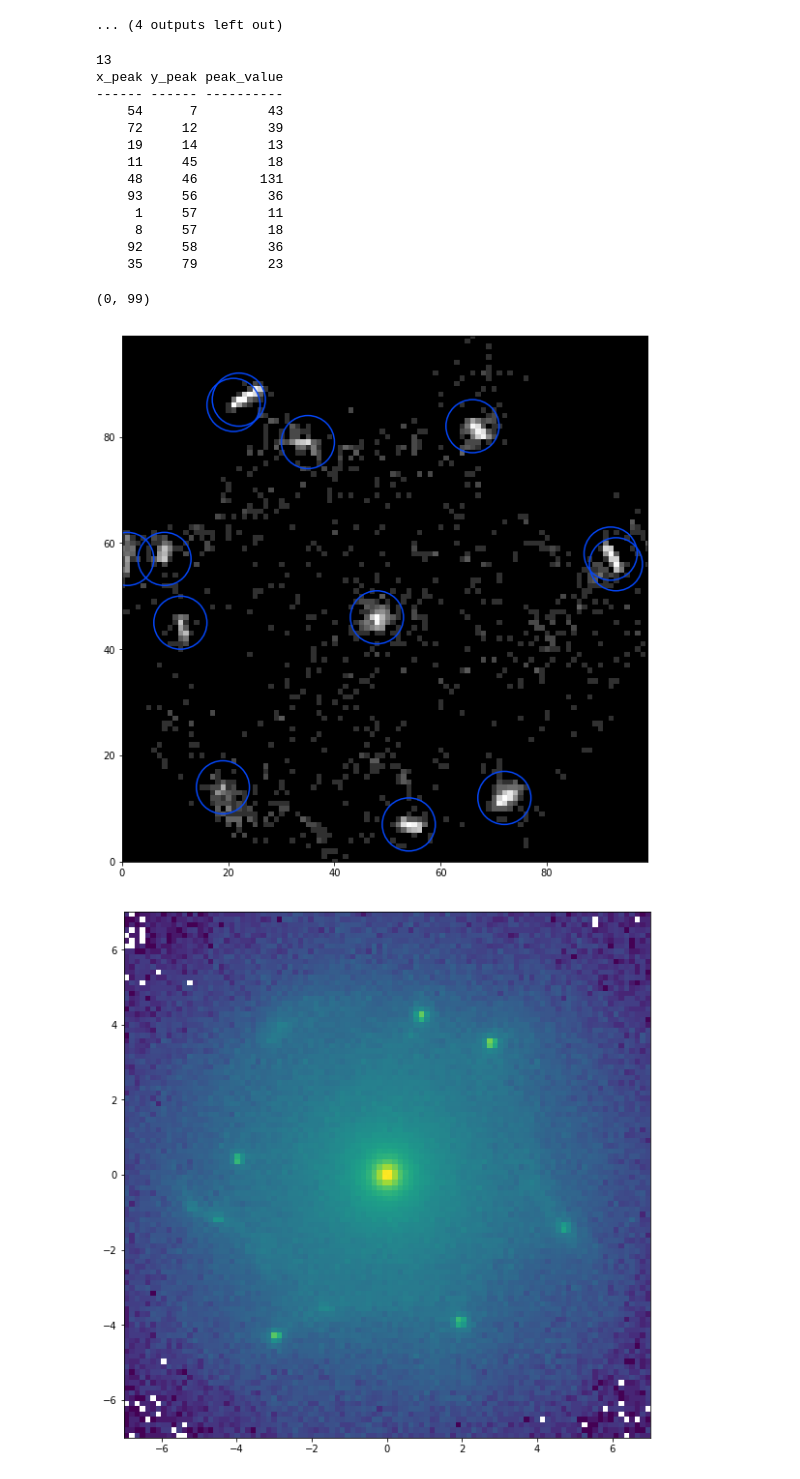
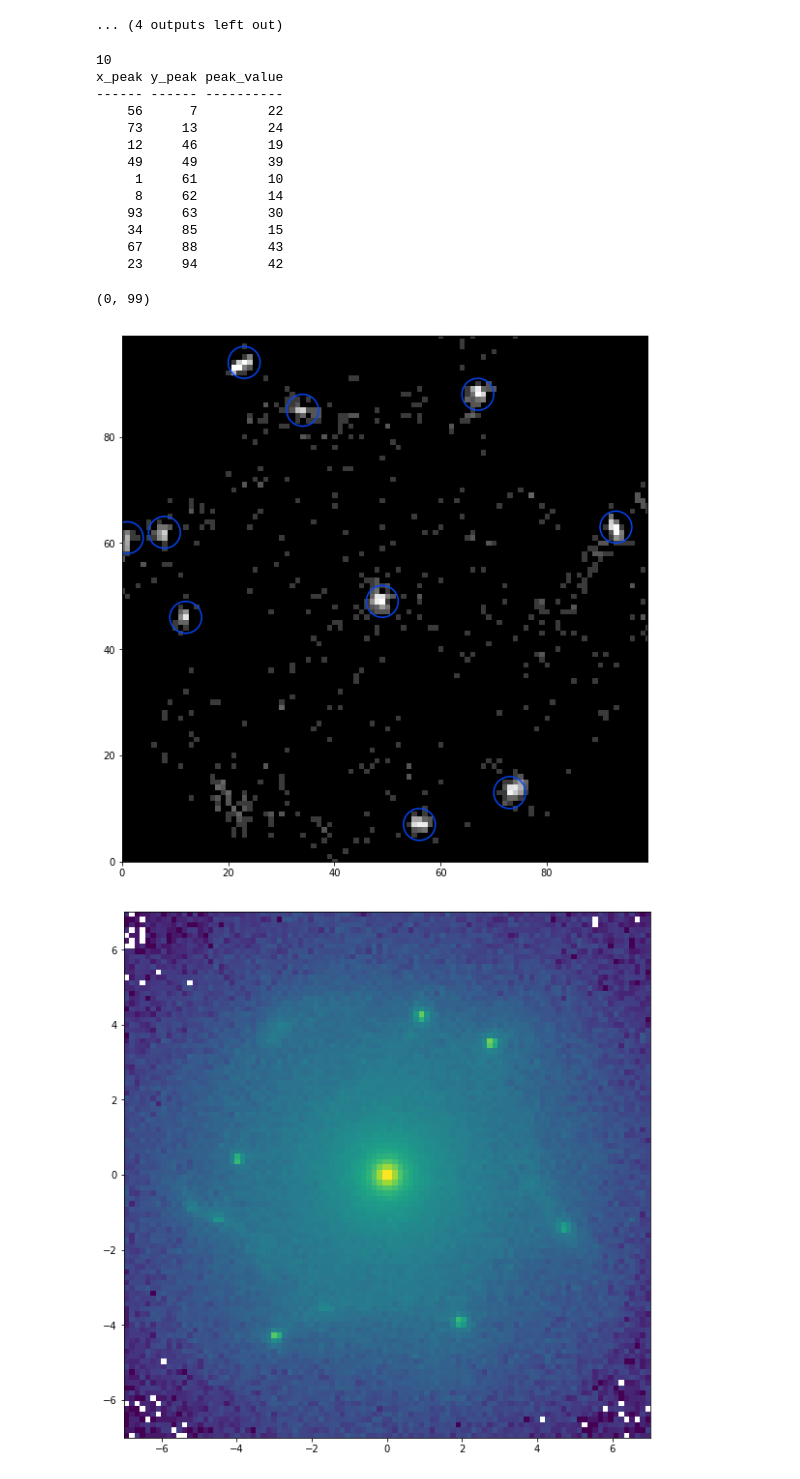
Before and after one commit to BethanyGarver/clumpy-star-formation, a Jupyter notebook: ClusterFinderPhotutils-checkpoint.ipynb, the cells around one changed output. Saved outputs shown, nothing was run; the diff lists cells and outputs as text; code cells hidden in the pictures.

```diff
--- a/ClusterFinderPhotutils-checkpoint.ipynb
+++ b/ClusterFinderPhotutils-checkpoint.ipynb
@@ -77,7 +77,7 @@ for length in range(5,21):
     fig = plt.figure(figsize=(10,10))
     plt.imshow(np.log(im),extent=extent)
     plt.title("{0} million years, Interval length: {1} million years".format(int(start*1000),length))
-    if length==10:
+    if length==5:
         data=im
 start = round(start+dt,3)
 # %% [output]
@@ -109,31 +109,31 @@ tbl['peak_value'].info.format = '%.8g'
 print(len(tbl))
 print(tbl[:10])
 # %% [output]
-13
+10
 x_peak y_peak peak_value
 ------ ------ ----------
-    54      7         43
-    72     12         39
-    19     14         13
-    11     45         18
-    48     46        131
-    93     56         36
-     1     57         11
-     8     57         18
-    92     58         36
-    35     79         23
+    56      7         22
+    73     13         24
+    12     46         19
+    49     49         39
+     1     61         10
+     8     62         14
+    93     63         30
+    34     85         15
+    67     88         43
+    23     94         42
 # %%
 positions = (tbl['x_peak'], tbl['y_peak'])
-apertures = phot.CircularAperture(positions, r=5)
+apertures = phot.CircularAperture(positions, r=3)
 norm = simple_norm(data, 'sqrt', percent=99.9)
 plt.figure(figsize=(10,10))
 plt.imshow(data, cmap='Greys_r', origin='lower', norm=norm)
 apertures.plot(color='#0547f9', lw=1.5)
 plt.xlim(0, data.shape[1]-1)
 plt.ylim(0, data.shape[0]-1)
 # %% [output]
 (0, 99)
-[figure, old version]
+[figure, new version]
 # %%
 # Read snapshot file
 snapshot = FitsRead(16)
```
